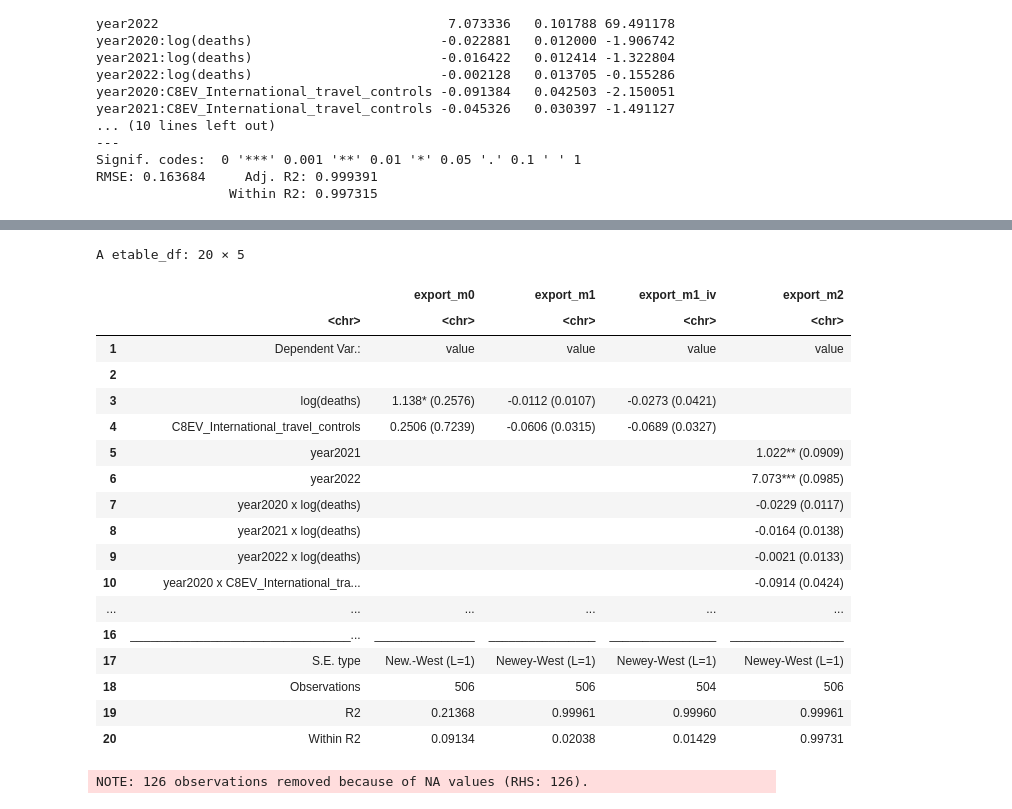
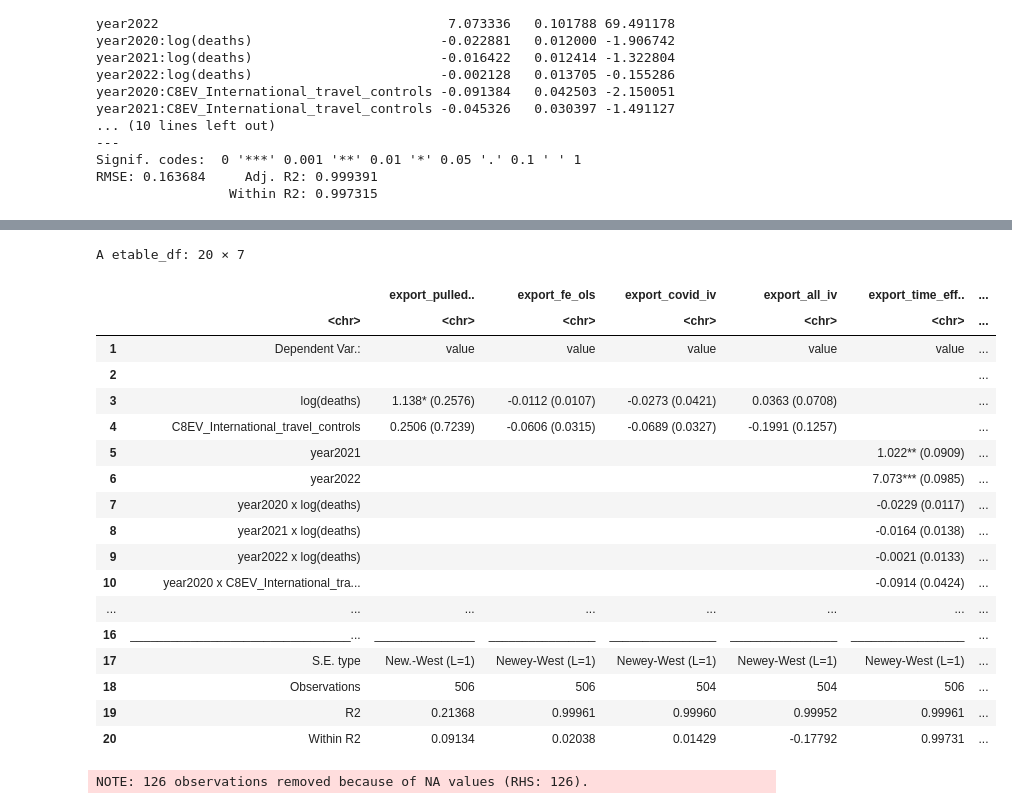
Before and after one commit to xan-d-or/thesis, a Jupyter notebook: analysis/hs0_fe_estimation.ipynb, the cells around one changed output, grey strips where cells are left out. Drawn from its saved outputs; the diff is of its cells as text; code cells hidden in the pictures.

```diff
--- a/analysis/hs0_fe_estimation.ipynb
+++ b/analysis/hs0_fe_estimation.ipynb
@@ -120,13 +138,12 @@ Signif. codes:  0 '***' 0.001 '**' 0.01 '*' 0.05 '.' 0.1 ' ' 1
 RMSE: 0.164813     Adj. R2: 0.99939
                  Within R2: 0.020382
 # %%
-# Маски сами по себе --- слабый и эндогенный (= плохой) инструмент
-# Зато другие хорошие
-export_m1_iv = feols(value ~ 1 + C8EV_International_travel_controls|country + year|
+# Тут всё экзогенно
+export_covid_iv = feols(value ~ 1 + C8EV_International_travel_controls|country + year|
  log(deaths) ~ #H6M_Facial_Coverings+
  C1M_School_closing+median_age+population_density,
  data = df)
-export_m1_iv %>% summary(vcov = ~country)
+export_covid_iv %>% summary(vcov = ~country)
 # %% [output]
 NOTE: 156 observations removed because of NA and infinite values (RHS: 126, IV: 74/130).
 TSLS estimation - Dep. Var.: value
@@ -146,3 +163,9 @@ RMSE: 0.165544     Adj. R2: 0.999383
 F-test (1st stage), log(deaths): stat = 14.3     , p = 6.098e-9, on 3 and 497 DoF.
                      Wu-Hausman: stat =  0.180157, p = 0.67152 , on 1 and 324 DoF.
                          Sargan: stat =  4.17049 , p = 0.124277, on 2 DoF.
+# %%
+export_all_iv = feols(value ~ 1 |country + year|
+ log(deaths) + C8EV_International_travel_controls ~ #H6M_Facial_Coverings+
+ C1M_School_closing+median_age+population_density,
+ data = df)
+export_all_iv %>% summary(vcov = ~country)
@@ -149,8 +191,8 @@ F-test (1st stage), log(deaths): stat = 14.3     , p = 6.098e-9, on 3 and 497 Do
 # %%
 # Гетерогенность во времени
-export_m2 = feols(value ~ year/log(deaths) + year/C8EV_International_travel_controls| country,
+export_time_effects = feols(value ~ year/log(deaths) + year/C8EV_International_travel_controls| country,
  data = df)
-export_m2 %>% summary(vcov = ~country)
+export_time_effects %>% summary(vcov = ~country)
 # %% [output]
 NOTE: 154 observations removed because of NA and infinite values (RHS: 154).
 OLS estimation, Dep. Var.: value
@@ -170,3 +212,12 @@ year2021:C8EV_International_travel_controls -0.045326   0.030397 -1.491127
 Signif. codes:  0 '***' 0.001 '**' 0.01 '*' 0.05 '.' 0.1 ' ' 1
 RMSE: 0.163684     Adj. R2: 0.999391
                  Within R2: 0.997315
+# %%
+# Гетерогенность во времени
+export_covid_time_effects = feols(value ~ year/log(deaths)| country,
+ data = df)
+export_covid_time_effects %>% summary(vcov = ~country)
+# Ядро крашится почему-то
+# feols(value ~ 1| country|
+# year/log(deaths)~C1M_School_closing+median_age+population_density,
+#  data = df) %>% summary(vcov = ~country)
@@ -198,26 +265,26 @@ A etable_df: 20 × 5
 # %%
 # С НАС ничего не значимо
-etable(export_m0, export_m1, export_m1_iv, export_m2, vcov = vcov_NW(unit = 'country', time = 'year'))
+etable(export_pulled_ols, export_fe_ols, export_covid_iv, export_all_iv, export_time_effects, export_covid_time_effects, vcov = vcov_NW(unit = 'country', time = 'year'))
 # %% [output]
-A etable_df: 20 × 5
+A etable_df: 20 × 7
-|  |  | export_m0 | export_m1 | export_m1_iv | export_m2 |
-|  | <chr> | <chr> | <chr> | <chr> | <chr> |
-| 1 | Dependent Var.: | value | value | value | value |
-| 2 |  |  |  |  |  |
-| 3 | log(deaths) | 1.138* (0.2576) | -0.0112 (0.0107) | -0.0273 (0.0421) |  |
-| 4 | C8EV_International_travel_controls | 0.2506 (0.7239) | -0.0606 (0.0315) | -0.0689 (0.0327) |  |
-| 5 | year2021 |  |  |  | 1.022** (0.0909) |
-| 6 | year2022 |  |  |  | 7.073*** (0.0985) |
-| 7 | year2020 x log(deaths) |  |  |  | -0.0229 (0.0117) |
-| 8 | year2021 x log(deaths) |  |  |  | -0.0164 (0.0138) |
-| 9 | year2022 x log(deaths) |  |  |  | -0.0021 (0.0133) |
-| 10 | year2020 x C8EV_International_tra... |  |  |  | -0.0914 (0.0424) |
-| ... | ... | ... | ... | ... | ... |
-| 16 | _________________________________... | _______________ | ________________ | ________________ | _________________ |
-| 17 | S.E. type | New.-West (L=1) | Newey-West (L=1) | Newey-West (L=1) | Newey-West (L=1) |
-| 18 | Observations | 506 | 506 | 504 | 506 |
-| 19 | R2 | 0.21368 | 0.99961 | 0.99960 | 0.99961 |
-| 20 | Within R2 | 0.09134 | 0.02038 | 0.01429 | 0.99731 |
+|  |  | export_pulled.. | export_fe_ols | export_covid_iv | export_all_iv | export_time_eff.. | ... |
+|  | <chr> | <chr> | <chr> | <chr> | <chr> | <chr> | ... |
+| 1 | Dependent Var.: | value | value | value | value | value | ... |
+| 2 |  |  |  |  |  |  | ... |
+| 3 | log(deaths) | 1.138* (0.2576) | -0.0112 (0.0107) | -0.0273 (0.0421) | 0.0363 (0.0708) |  | ... |
+| 4 | C8EV_International_travel_controls | 0.2506 (0.7239) | -0.0606 (0.0315) | -0.0689 (0.0327) | -0.1991 (0.1257) |  | ... |
+| 5 | year2021 |  |  |  |  | 1.022** (0.0909) | ... |
+| 6 | year2022 |  |  |  |  | 7.073*** (0.0985) | ... |
+| 7 | year2020 x log(deaths) |  |  |  |  | -0.0229 (0.0117) | ... |
+| 8 | year2021 x log(deaths) |  |  |  |  | -0.0164 (0.0138) | ... |
+| 9 | year2022 x log(deaths) |  |  |  |  | -0.0021 (0.0133) | ... |
+| 10 | year2020 x C8EV_International_tra... |  |  |  |  | -0.0914 (0.0424) | ... |
+| ... | ... | ... | ... | ... | ... | ... | ... |
+| 16 | _________________________________... | _______________ | ________________ | ________________ | ________________ | _________________ | ... |
+| 17 | S.E. type | New.-West (L=1) | Newey-West (L=1) | Newey-West (L=1) | Newey-West (L=1) | Newey-West (L=1) | ... |
+| 18 | Observations | 506 | 506 | 504 | 504 | 506 | ... |
+| 19 | R2 | 0.21368 | 0.99961 | 0.99960 | 0.99952 | 0.99961 | ... |
+| 20 | Within R2 | 0.09134 | 0.02038 | 0.01429 | -0.17792 | 0.99731 | ... |
 # %%
 # Реплицирую (Berthou, 2024), но результат не сходится, если использовать ошибки НАС
 m = feols(value ~ StringencyIndex_Average | country + year,
```
Also changed, not shown: parts of 26 cells of this notebook, 1 other file.
